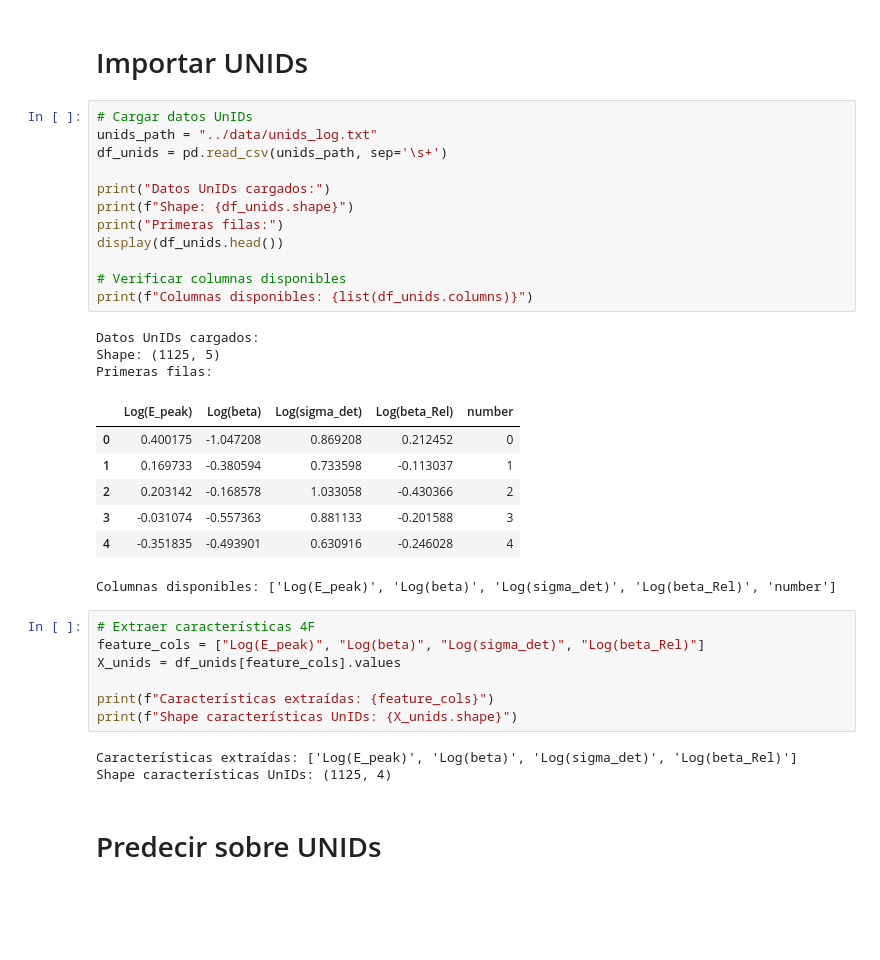
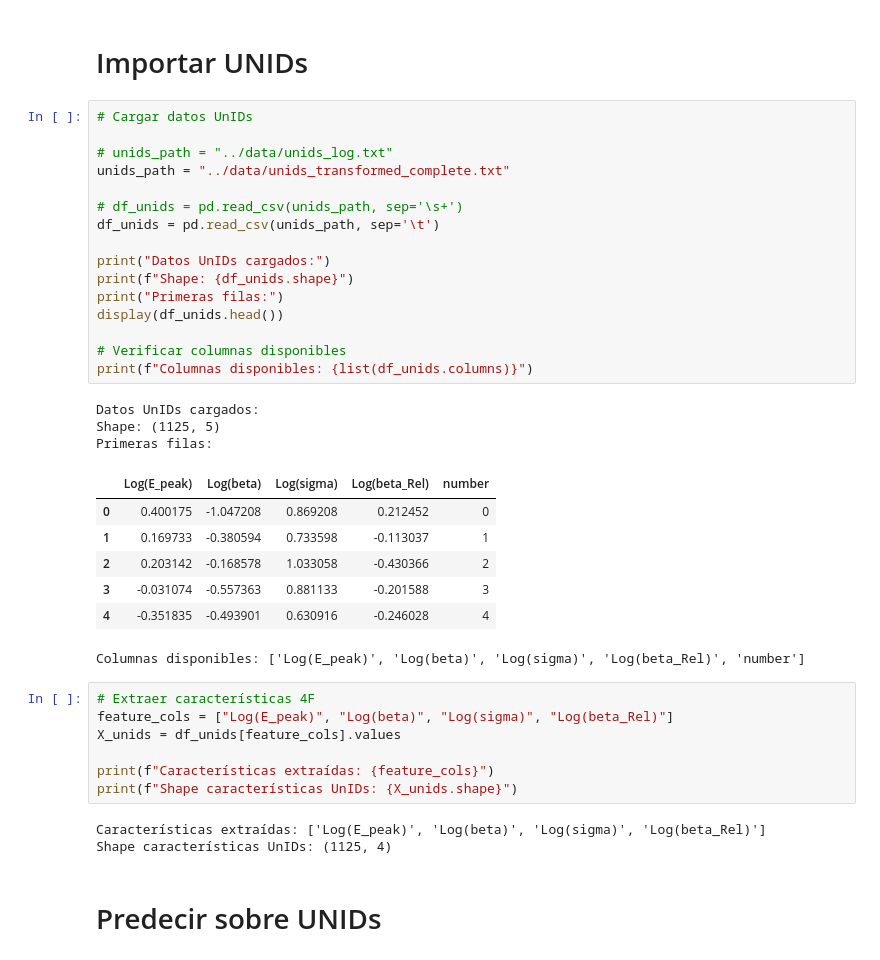
Before and after one commit to martacanirome4/DarkMatter_ML_TFG, a Jupyter notebook: codigo_final/notebooks/OCSVM_4F_astro_pred_unids.ipynb, the cells around one changed output. Cells and saved outputs as stored; diff of their text form; blank space fills up the shorter version.

```diff
--- a/codigo_final/notebooks/OCSVM_4F_astro_pred_unids.ipynb
+++ b/codigo_final/notebooks/OCSVM_4F_astro_pred_unids.ipynb
@@ -456,36 +455,40 @@ plt.show()
 # Importar UNIDs
 # %%
 # Cargar datos UnIDs
-unids_path = "../data/unids_log.txt"
-df_unids = pd.read_csv(unids_path, sep='\s+')
+
+# unids_path = "../data/unids_log.txt"
+unids_path = "../data/unids_transformed_complete.txt"
+
+# df_unids = pd.read_csv(unids_path, sep='\s+')
+df_unids = pd.read_csv(unids_path, sep='\t')
 
 print("Datos UnIDs cargados:")
 print(f"Shape: {df_unids.shape}")
 print("Primeras filas:")
 display(df_unids.head())
 
 # Verificar columnas disponibles
 print(f"Columnas disponibles: {list(df_unids.columns)}")
 # %% [output]
 Datos UnIDs cargados:
 Shape: (1125, 5)
 Primeras filas:
-|  | Log(E_peak) | Log(beta) | Log(sigma_det) | Log(beta_Rel) | number |
+|  | Log(E_peak) | Log(beta) | Log(sigma) | Log(beta_Rel) | number |
 | 0 | 0.400175 | -1.047208 | 0.869208 | 0.212452 | 0 |
 | 1 | 0.169733 | -0.380594 | 0.733598 | -0.113037 | 1 |
 | 2 | 0.203142 | -0.168578 | 1.033058 | -0.430366 | 2 |
 | 3 | -0.031074 | -0.557363 | 0.881133 | -0.201588 | 3 |
 | 4 | -0.351835 | -0.493901 | 0.630916 | -0.246028 | 4 |
-Columnas disponibles: ['Log(E_peak)', 'Log(beta)', 'Log(sigma_det)', 'Log(beta_Rel)', 'number']
+Columnas disponibles: ['Log(E_peak)', 'Log(beta)', 'Log(sigma)', 'Log(beta_Rel)', 'number']
 # %%
 # Extraer características 4F
-feature_cols = ["Log(E_peak)", "Log(beta)", "Log(sigma_det)", "Log(beta_Rel)"]
+feature_cols = ["Log(E_peak)", "Log(beta)", "Log(sigma)", "Log(beta_Rel)"]
 X_unids = df_unids[feature_cols].values
 
 print(f"Características extraídas: {feature_cols}")
 print(f"Shape características UnIDs: {X_unids.shape}")
 # %% [output]
-Características extraídas: ['Log(E_peak)', 'Log(beta)', 'Log(sigma_det)', 'Log(beta_Rel)']
+Características extraídas: ['Log(E_peak)', 'Log(beta)', 'Log(sigma)', 'Log(beta_Rel)']
 Shape características UnIDs: (1125, 4)
 # %% [markdown]
 # Predecir sobre UNIDs
```
Also changed, not shown: parts of 5 cells of this notebook, 10 other files.
